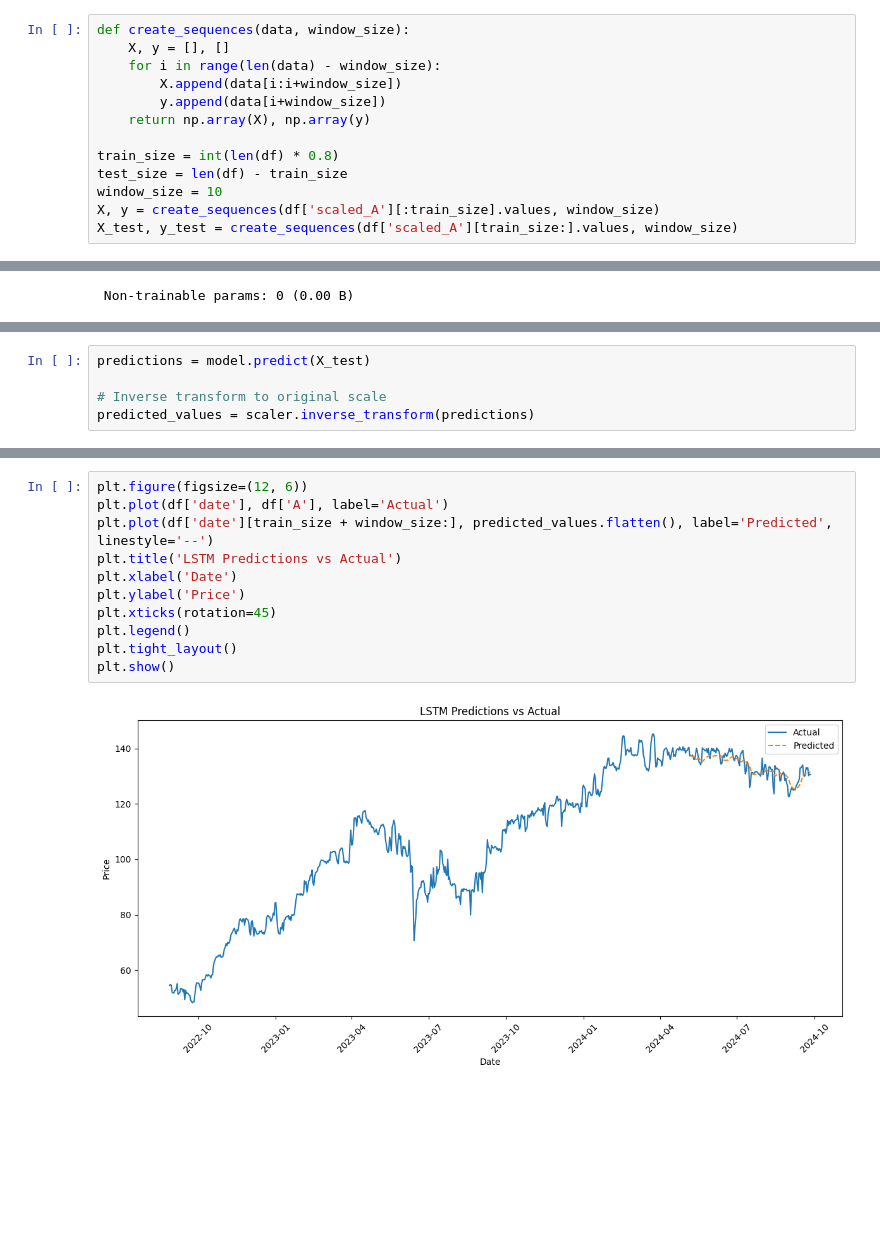
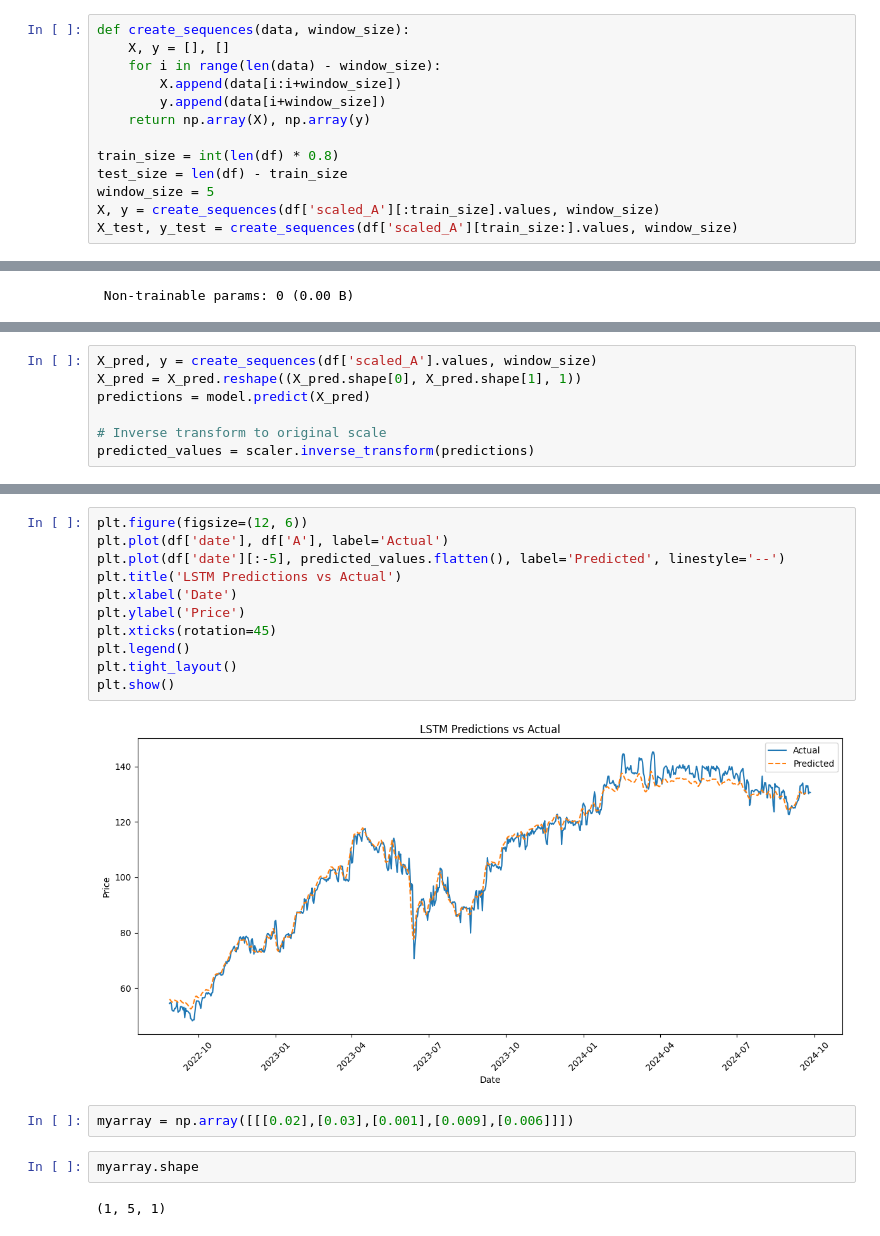
Before and after one commit to Nipuna-Tennakoon/sales-data-analysis, a Jupyter notebook: nn-training.ipynb, the cells around one changed output, grey strips where cells are left out. Drawn from its saved outputs; the diff is of its cells as text; blank space fills up the shorter version.

```diff
--- a/nn-training.ipynb
+++ b/nn-training.ipynb
@@ -48,6 +48,6 @@ def create_sequences(data, window_size):
 
 train_size = int(len(df) * 0.8)
 test_size = len(df) - train_size
-window_size = 10
+window_size = 5
 X, y = create_sequences(df['scaled_A'][:train_size].values, window_size)
 X_test, y_test = create_sequences(df['scaled_A'][train_size:].values, window_size)
@@ -127,5 +127,7 @@ Epoch 10/10
 # %%
-predictions = model.predict(X_test)
+X_pred, y = create_sequences(df['scaled_A'].values, window_size)
+X_pred = X_pred.reshape((X_pred.shape[0], X_pred.shape[1], 1))
+predictions = model.predict(X_pred)
 
 # Inverse transform to original scale
 predicted_values = scaler.inverse_transform(predictions)
@@ -135,13 +157,19 @@ predicted_values = scaler.inverse_transform(predictions)
 # %%
 plt.figure(figsize=(12, 6))
 plt.plot(df['date'], df['A'], label='Actual')
-plt.plot(df['date'][train_size + window_size:], predicted_values.flatten(), label='Predicted', linestyle='--')
+plt.plot(df['date'][:-5], predicted_values.flatten(), label='Predicted', linestyle='--')
 plt.title('LSTM Predictions vs Actual')
 plt.xlabel('Date')
 plt.ylabel('Price')
 plt.xticks(rotation=45)
 plt.legend()
 plt.tight_layout()
 plt.show()
 # %% [output]
-[figure, old version]
+[figure, new version]
+# %%
+myarray = np.array([[[0.02],[0.03],[0.001],[0.009],[0.006]]])
+# %%
+myarray.shape
+# %% [output]
+(1, 5, 1)
```
Also changed, not shown: parts of 11 cells of this notebook.
